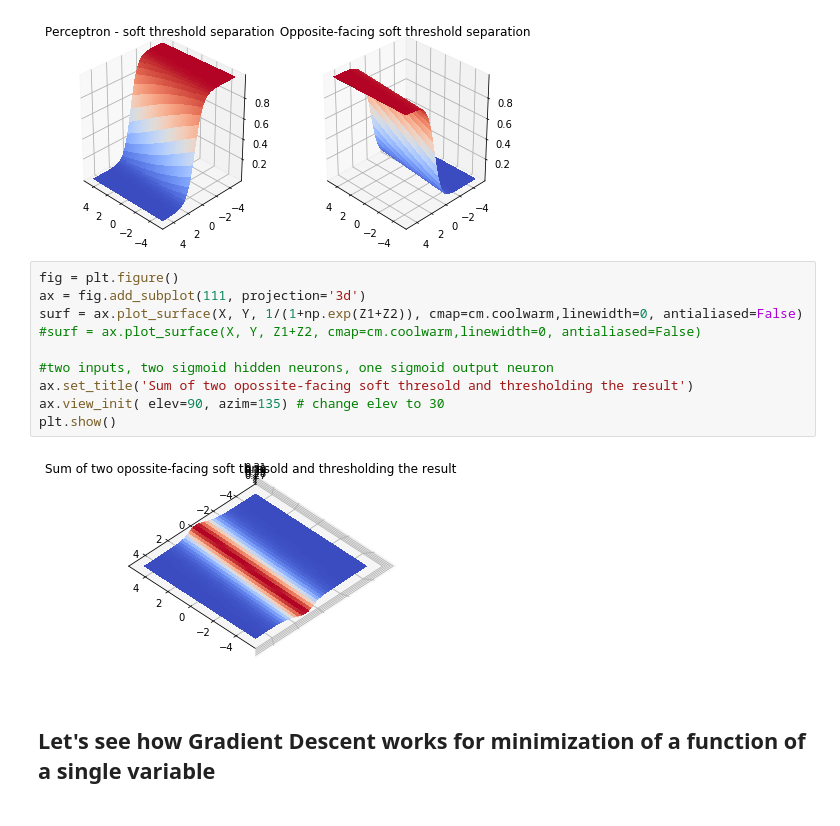
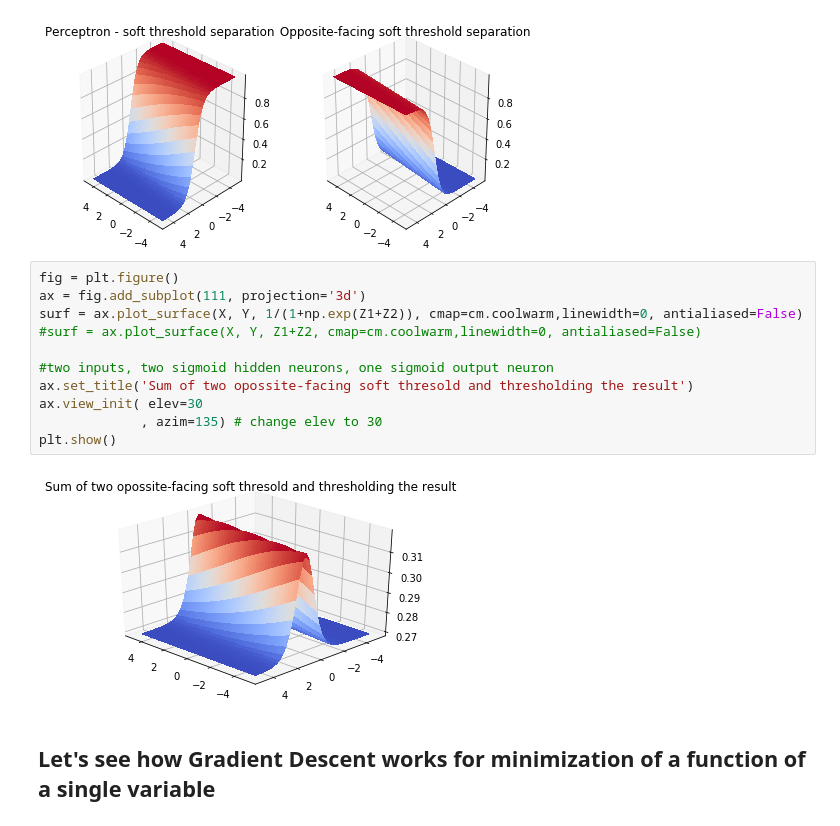
Before and after one commit to ancamarginean/Course, a Jupyter notebook: examples/Python_notebooks/deep_learning/Linear - Nonlinear separation.ipynb, the cells around one changed output. Cells and saved outputs as stored; diff of their text form.

```diff
--- a/examples/Python_notebooks/deep_learning/Linear - Nonlinear separation.ipynb
+++ b/examples/Python_notebooks/deep_learning/Linear - Nonlinear separation.ipynb
@@ -128,15 +128,16 @@ plt.show()
 # %%
 fig = plt.figure()
 ax = fig.add_subplot(111, projection='3d')
 surf = ax.plot_surface(X, Y, 1/(1+np.exp(Z1+Z2)), cmap=cm.coolwarm,linewidth=0, antialiased=False)
 #surf = ax.plot_surface(X, Y, Z1+Z2, cmap=cm.coolwarm,linewidth=0, antialiased=False)
 
 #two inputs, two sigmoid hidden neurons, one sigmoid output neuron
 ax.set_title('Sum of two opossite-facing soft thresold and thresholding the result')
-ax.view_init( elev=90, azim=135) # change elev to 30
+ax.view_init( elev=30
+             , azim=135) # change elev to 30
 plt.show()
 # %% [output]
-[figure, old version]
+[figure, new version]
 # %% [markdown]
 ## Let's see how Gradient Descent works for minimization of a function of a single variable
 # %%
```
Also changed, not shown: parts of 1 cell of this notebook, 42 other files.
